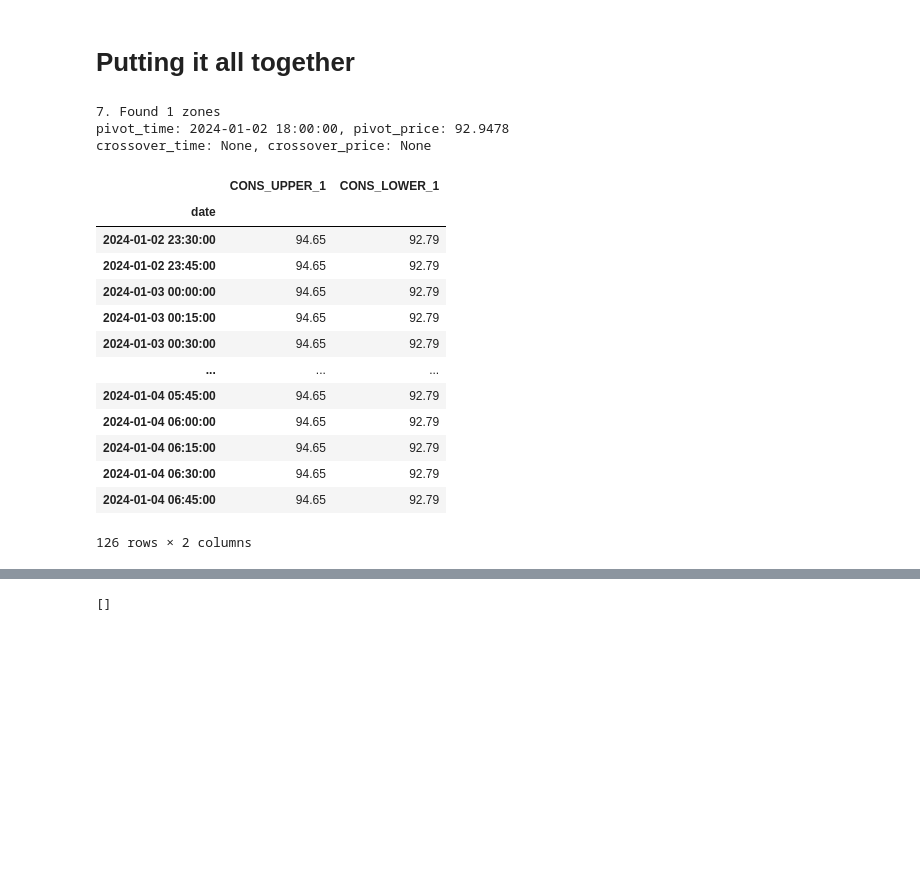
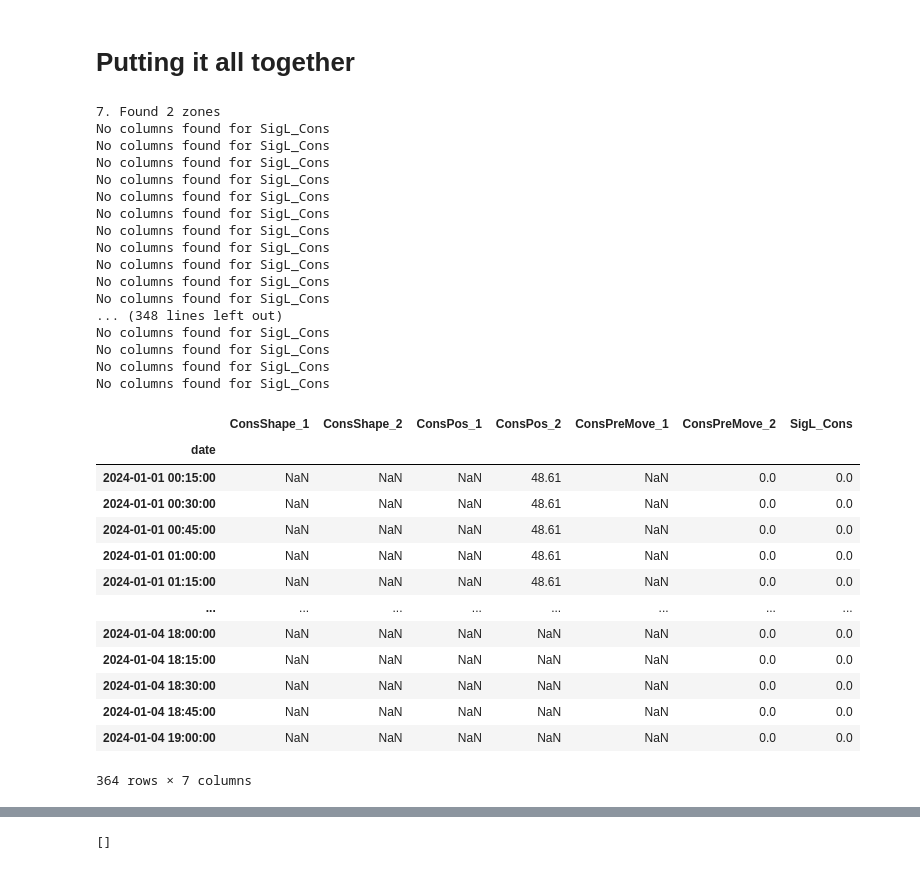
Before and after one commit to Design-01/stockbot_4, a Jupyter notebook: frames.ipynb, the cells around one changed output, grey strips where cells are left out. Saved outputs shown, nothing was run; the diff lists cells and outputs as text; code cells hidden in the pictures; blank space fills up the shorter version.

Commit message:
fixed Score to allow for column search

```diff
--- a/frames.ipynb
+++ b/frames.ipynb
@@ -95,17 +95,10 @@ f.add_ta(ta.ConsolidationZone(hp_column='HP_hi_10', lp_column='LP_lo_10', atr_co
 
 #$ ---- Consilidation Signals ----
 
-colours = ['blue', 'yellow', 'green', 'red', 'orange', 'magenta', 'cyan', 'purple']
+colours = ['cyan', 'yellow', 'green', 'red', 'orange', 'magenta', 'purple']
 
-# f.add_ta(sig.CountTouches(ls='LONG', supOrRes='sup', normRange=(0,10), lookBack=periods-1, columnStartsWith='MTREND_UP', atrCol='ATR_50', touchTolerance=0.5),
-#               [{'dash': 'solid', 'color': color, 'width': 1} for color in colours],
-#               chart_type = 'lines+markers', row=4) # count touches signal
 
-# f.add_ta(sig.LineLengths(normRange=(0,100), lookBack=periods-1, columnStartsWith='MTREND_UP', minBars=10),
-#               [{'dash': 'solid', 'color': color, 'width': 1} for color in colours],
-#               chart_type = 'lines+markers', row=4) # count touches signal
-
-f.add_ta(sig.ConsolidationShape(normRange=(0,100), consUpperCol='CONS_UPPER', consLowerCol='CONS_LOWER', atrCol='ATR_50', minBars=10, lookBack=periods-1),
+f.add_ta(sig.ConsolidationShape(normRange=(0,50), consUpperCol='CONS_UPPER', consLowerCol='CONS_LOWER', atrCol='ATR_50', minBars=10, lookBack=periods-1),
               [{'dash': 'solid', 'color': color, 'width': 2} for color in colours],
               chart_type = 'line', row=4) # count
 
@@ -116,6 +109,10 @@ f.add_ta(sig.ConsolidationPosition(normRange=(0,100), consUpperCol='CONS_UPPER',
 f.add_ta(sig.ConsolidationPreMove(normRange=(0,15), consUpperCol='CONS_UPPER', consLowerCol='CONS_LOWER', maCol='MA_cl_50', atrCol='ATR_50', lookBack=periods-1),
               [{'dash': 'solid', 'color': color, 'width': 2} for color in colours],
               chart_type = 'line', row=4) # count
+
+f.add_ta(sig.Score( rawName = 'Cons', normRange=(0,100), lookBack=periods-1, containsAllStrings=['Cons', '1'], scoreType = 'mean', weight = 1 , lastRowOnly=False),
+              {'dash': 'solid', 'color': 'yellow', 'width': 2},
+              chart_type = 'lines+markers', row=4) # score signal
 
 #$---- Trendline Signals ----
 # f.add_ta(sig.CountTouches(ls='LONG', supOrRes='sup', normRange=(0,10), lookBack=periods-1, columnStartsWith='MTREND_UP', atrCol='ATR_50', touchTolerance=0.5),
@@ -243,51 +240,65 @@ f.add_ta(sig.ConsolidationPreMove(normRange=(0,15), consUpperCol='CONS_UPPER', c
 
 f.setup_chart()
 f.plot(trading_hours=True, height=1000, width=1500)
 
 
 """
 Resistance:
 
 
 The objective is to modify a support and resistance class that will find the support and resistance levels and return a pandas data frame with those levels projected forward to the end of the data frame from the points that have been detected
 So it is important that every row of the data frame is filled in with the same price point stretching from the index where the point is located to the end of the data frame so that it displays correctly on a chart. (This is not a visualisation task but a data manipulation task)
 Do not worry about tolerances and touch points for now.
 
   -- All code snippets are to be returned in the chat do not update files directly
   -- compute only base on the last close price on the last bar
   -- hp and lp is high point or low point
   -- HP and LP are already computed and should be obtained from the data frame by referencing the relevant columns
   -- find the next  hp or lp That is higher than the close price. I suggest putting them all in a list both high points and low points and sorting them in ascending order first.
   -- When finding the next higher point use the argument pointsAgo to find the point that is x points higher from the current point.
   -- now find to index Of the point that was found whether it was a low point or a high point is irrelevant.
   -- Now project the point that was found and forward fill it to the end of the df So that when visualised on a chart there will be a line stretching from the point that has been found to the end of the chart.
 
   Support:
   -- Similar to resistance but of course the opposite.
 
   """
 
 # name = f"{self.name}_{self.slopeDir.upper()}_{i+1}"
-cols = [c for c in f.data.columns if 'CONS' in c]
+cols = [c for c in f.data.columns if 'Cons' in c]
 f.data[cols].dropna(how='all')
 # %% [output]
-7. Found 1 zones
-pivot_time: 2024-01-02 18:00:00, pivot_price: 92.9478
-crossover_time: None, crossover_price: None
+7. Found 2 zones
+No columns found for SigL_Cons
+No columns found for SigL_Cons
+No columns found for SigL_Cons
+No columns found for SigL_Cons
+No columns found for SigL_Cons
+No columns found for SigL_Cons
+No columns found for SigL_Cons
+No columns found for SigL_Cons
+No columns found for SigL_Cons
+No columns found for SigL_Cons
+No columns found for SigL_Cons
+... (348 lines left out)
+No columns found for SigL_Cons
+No columns found for SigL_Cons
+No columns found for SigL_Cons
+No columns found for SigL_Cons
-|  | CONS_UPPER_1 | CONS_LOWER_1 |
-| date |  |  |
-| 2024-01-02 23:30:00 | 94.65 | 92.79 |
-| 2024-01-02 23:45:00 | 94.65 | 92.79 |
-| 2024-01-03 00:00:00 | 94.65 | 92.79 |
-| 2024-01-03 00:15:00 | 94.65 | 92.79 |
-| 2024-01-03 00:30:00 | 94.65 | 92.79 |
-| ... | ... | ... |
-| 2024-01-04 05:45:00 | 94.65 | 92.79 |
-| 2024-01-04 06:00:00 | 94.65 | 92.79 |
-| 2024-01-04 06:15:00 | 94.65 | 92.79 |
-| 2024-01-04 06:30:00 | 94.65 | 92.79 |
-| 2024-01-04 06:45:00 | 94.65 | 92.79 |
+|  | ConsShape_1 | ConsShape_2 | ConsPos_1 | ConsPos_2 | ConsPreMove_1 | ConsPreMove_2 | SigL_Cons |
+| date |  |  |  |  |  |  |  |
+| 2024-01-01 00:15:00 | NaN | NaN | NaN | 48.61 | NaN | 0.0 | 0.0 |
+| 2024-01-01 00:30:00 | NaN | NaN | NaN | 48.61 | NaN | 0.0 | 0.0 |
+| 2024-01-01 00:45:00 | NaN | NaN | NaN | 48.61 | NaN | 0.0 | 0.0 |
+| 2024-01-01 01:00:00 | NaN | NaN | NaN | 48.61 | NaN | 0.0 | 0.0 |
+| 2024-01-01 01:15:00 | NaN | NaN | NaN | 48.61 | NaN | 0.0 | 0.0 |
+| ... | ... | ... | ... | ... | ... | ... | ... |
+| 2024-01-04 18:00:00 | NaN | NaN | NaN | NaN | NaN | 0.0 | 0.0 |
+| 2024-01-04 18:15:00 | NaN | NaN | NaN | NaN | NaN | 0.0 | 0.0 |
+| 2024-01-04 18:30:00 | NaN | NaN | NaN | NaN | NaN | 0.0 | 0.0 |
+| 2024-01-04 18:45:00 | NaN | NaN | NaN | NaN | NaN | 0.0 | 0.0 |
+| 2024-01-04 19:00:00 | NaN | NaN | NaN | NaN | NaN | 0.0 | 0.0 |
-126 rows × 2 columns
+364 rows × 7 columns
 # %%
 
 """What is a touch? (if line is support)
```
Also changed, not shown: 1 other file.
